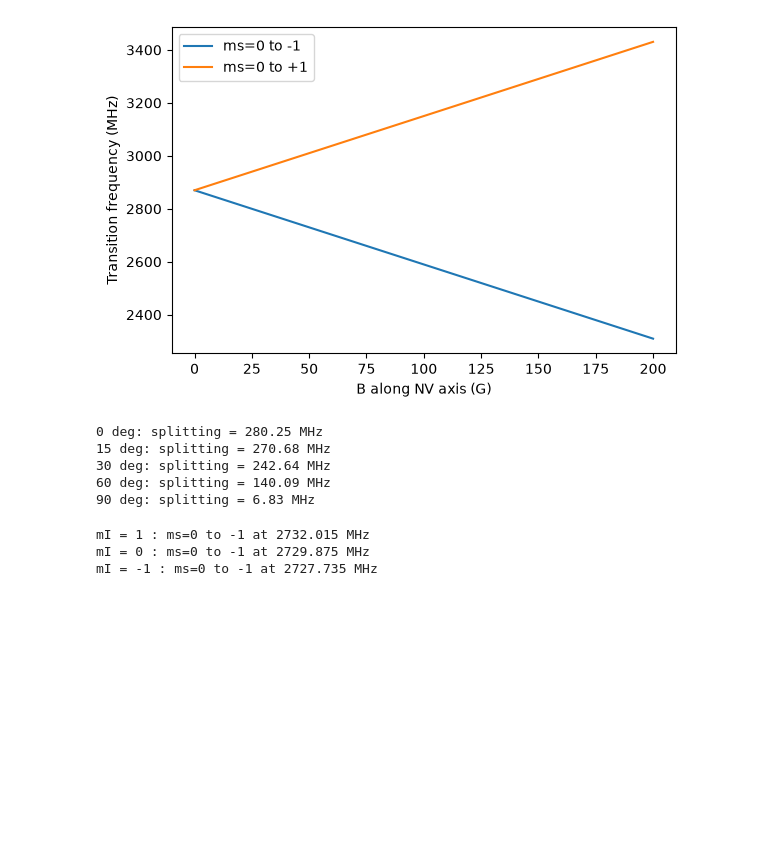
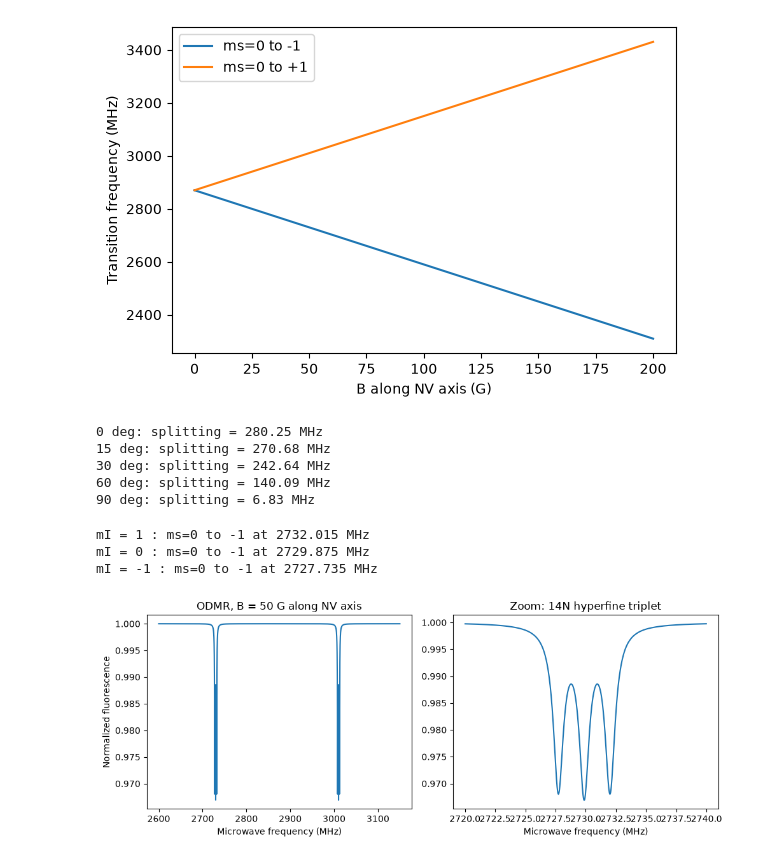
Before and after one commit to Chancellor-Jesvin/nv-sensing-sim, a Jupyter notebook: notebooks/01_nv_hamiltonian.ipynb, the cells around one changed output. Saved outputs shown, nothing was run; the diff lists cells and outputs as text; code cells hidden in the pictures; blank space fills up the shorter version.

Commit message:
Add ODMR spectrum with 14N hyperfine

```diff
--- a/notebooks/01_nv_hamiltonian.ipynb
+++ b/notebooks/01_nv_hamiltonian.ipynb
@@ -79,3 +79,43 @@ for j, mI in enumerate([1, 0, -1]):
 mI = 1 : ms=0 to -1 at 2732.015 MHz
 mI = 0 : ms=0 to -1 at 2729.875 MHz
 mI = -1 : ms=0 to -1 at 2727.735 MHz
+# %%
+def odmr_lines(B):
+    """All ms=0 to ms=+-1 transition frequencies (MHz) for on-axis field B (G)."""
+    H = D*Sz_e**2 + gam*B*Sz_e + P*Iz_n**2 + A_par*Sz_e*Iz_n
+    Ed = np.real(H.full().diagonal())   # H is diagonal for on-axis field
+    lines = []
+    for j in range(3):
+        E0 = Ed[3*1 + j]                # ms = 0
+        lines.append(Ed[3*0 + j] - E0)  # ms = +1
+        lines.append(Ed[3*2 + j] - E0)  # ms = -1
+    return np.array(lines)
+
+def lorentz_dip(f, f0, fwhm, contrast):
+    hw = fwhm / 2
+    return contrast * hw**2 / ((f - f0)**2 + hw**2)
+
+B = 50.0
+fwhm, contrast = 1.0, 0.03   # MHz, fractional fluorescence dip
+
+f = np.linspace(2600, 3150, 20000)
+signal = np.ones_like(f)
+for f0 in odmr_lines(B):
+    signal -= lorentz_dip(f, f0, fwhm, contrast)
+
+fig, ax = plt.subplots(1, 2, figsize=(10, 4))
+ax[0].plot(f, signal)
+ax[0].set_xlabel("Microwave frequency (MHz)")
+ax[0].set_ylabel("Normalized fluorescence")
+ax[0].set_title("ODMR, B = 50 G along NV axis")
+
+m = (f > 2720) & (f < 2740)
+ax[1].plot(f[m], signal[m])
+ax[1].set_xlabel("Microwave frequency (MHz)")
+ax[1].set_title("Zoom: 14N hyperfine triplet")
+
+plt.tight_layout()
+plt.savefig("../figures/fig2_odmr_spectrum.png", dpi=200)
+plt.show()
+# %% [output]
+[figure, added]
```
Also changed, not shown: 1 other file.
